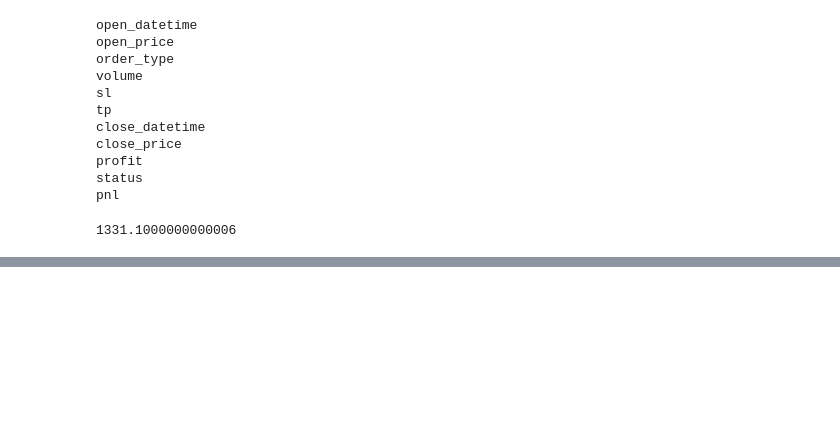
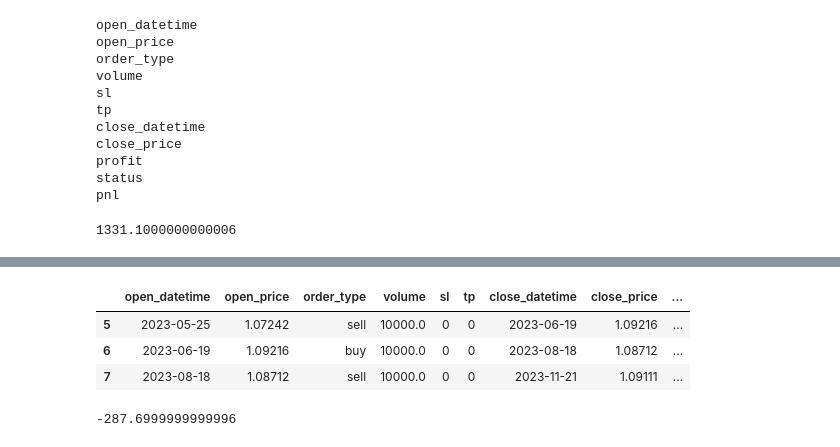
Before and after one commit to MaxJan2010/python_finance, a Jupyter notebook: src/work/strategies/moving average/strategy_01/sma-crossover.ipynb, the cells around one changed output, grey strips where cells are left out. Saved outputs shown, nothing was run; the diff lists cells and outputs as text; code cells hidden in the pictures; blank space fills up the shorter version.

```diff
--- a/src/work/strategies/moving average/strategy_01/sma-crossover.ipynb
+++ b/src/work/strategies/moving average/strategy_01/sma-crossover.ipynb
@@ -280,3 +284,7 @@ while last > 0:
 | 5 | 2023-05-25 | 1.07242 | sell | 10000.0 | 0 | 0 | 2023-06-19 | 1.09216 | ... |
 | 6 | 2023-06-19 | 1.09216 | buy | 10000.0 | 0 | 0 | 2023-08-18 | 1.08712 | ... |
 | 7 | 2023-08-18 | 1.08712 | sell | 10000.0 | 0 | 0 | 2023-11-21 | 1.09111 | ... |
+# %%
+result['grand_profit'] = (result.groupby(result['profit_type'].ne(result['profit_type'].shift()).cumsum()).cumcount())
+
+display(result)
@@ -282,0 +305,21 @@ while last > 0:
+# %%
+last= result['profit_type'].iloc[-1]
+
+new_result = pd.DataFrame()
+
+if last == 'loss':
+    last_index= result['grand_profit'].iloc[-1] + 1
+    new_result = result.tail(last_index)
+
+display(new_result)
+# %% [output]
+|  | open_datetime | open_price | order_type | volume | sl | tp | close_datetime | close_price | ... |
+| 5 | 2023-05-25 | 1.07242 | sell | 10000.0 | 0 | 0 | 2023-06-19 | 1.09216 | ... |
+| 6 | 2023-06-19 | 1.09216 | buy | 10000.0 | 0 | 0 | 2023-08-18 | 1.08712 | ... |
+| 7 | 2023-08-18 | 1.08712 | sell | 10000.0 | 0 | 0 | 2023-11-21 | 1.09111 | ... |
+# %%
+last_loss = new_result['profit'].sum()
+
+last_loss
+# %% [output]
+-287.6999999999996
```
Also changed, not shown: parts of 3 cells of this notebook.
